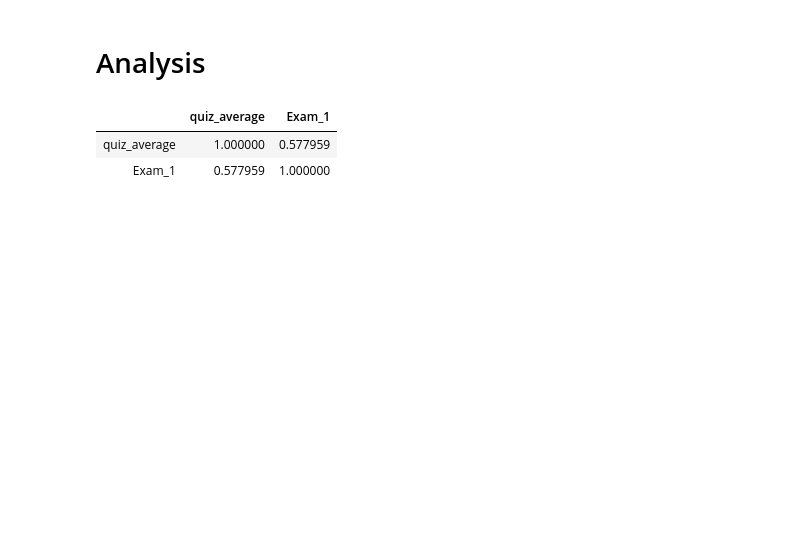
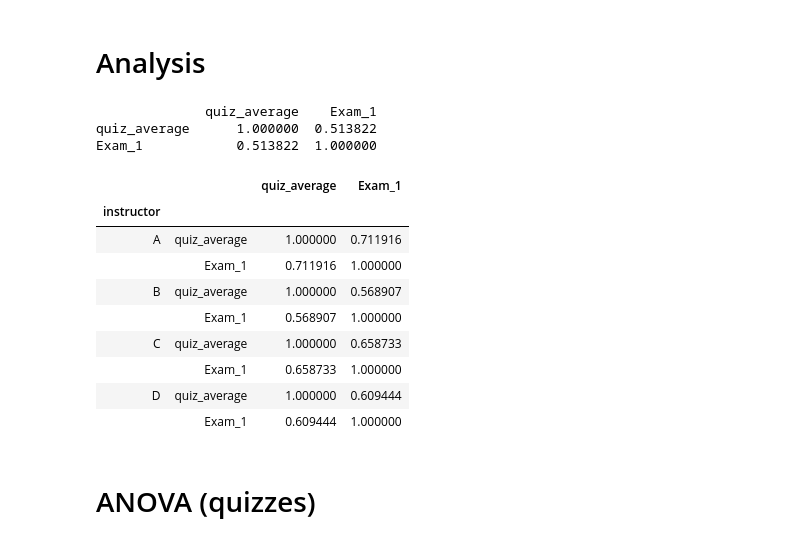
Before and after one commit to ElenaShevchenk0/Students_quizzes, a Jupyter notebook: Students_quizzes.ipynb, the cells around one changed output. Cells and saved outputs as stored; diff of their text form; code cells hidden in the pictures; blank space fills up the shorter version.

```diff
--- a/Students_quizzes.ipynb
+++ b/Students_quizzes.ipynb
@@ -19,0 +17,4 @@ data
+# %%
+data = pd.read_csv("~/Desktop/flashcard_/python files/Students_quizzes.csv")
+data = data[data.Exam_1 != 0]
+data
@@ -38,8 +104,21 @@ data.plot.scatter(x="quiz_average", y="Exam_1", c="blue")
 # %% [markdown]
 # Analysis
 # %%
-data[["quiz_average","Exam_1"]].corr(method="pearson")
+print(data[["quiz_average","Exam_1"]].corr(method="pearson"))
+data.groupby("instructor")[["quiz_average","Exam_1"]].corr(method="pearson")
 # %% [output]
+              quiz_average    Exam_1
+quiz_average      1.000000  0.513822
+Exam_1            0.513822  1.000000
-|  | quiz_average | Exam_1 |
-| quiz_average | 1.000000 | 0.577959 |
-| Exam_1 | 0.577959 | 1.000000 |
+|  |  | quiz_average | Exam_1 |
+| instructor |  |  |  |
+| A | quiz_average | 1.000000 | 0.711916 |
+|  | Exam_1 | 0.711916 | 1.000000 |
+| B | quiz_average | 1.000000 | 0.568907 |
+|  | Exam_1 | 0.568907 | 1.000000 |
+| C | quiz_average | 1.000000 | 0.658733 |
+|  | Exam_1 | 0.658733 | 1.000000 |
+| D | quiz_average | 1.000000 | 0.609444 |
+|  | Exam_1 | 0.609444 | 1.000000 |
+# %% [markdown]
+# ANOVA (quizzes)
```
Also changed, not shown: parts of 19 cells of this notebook, 2 other files.
